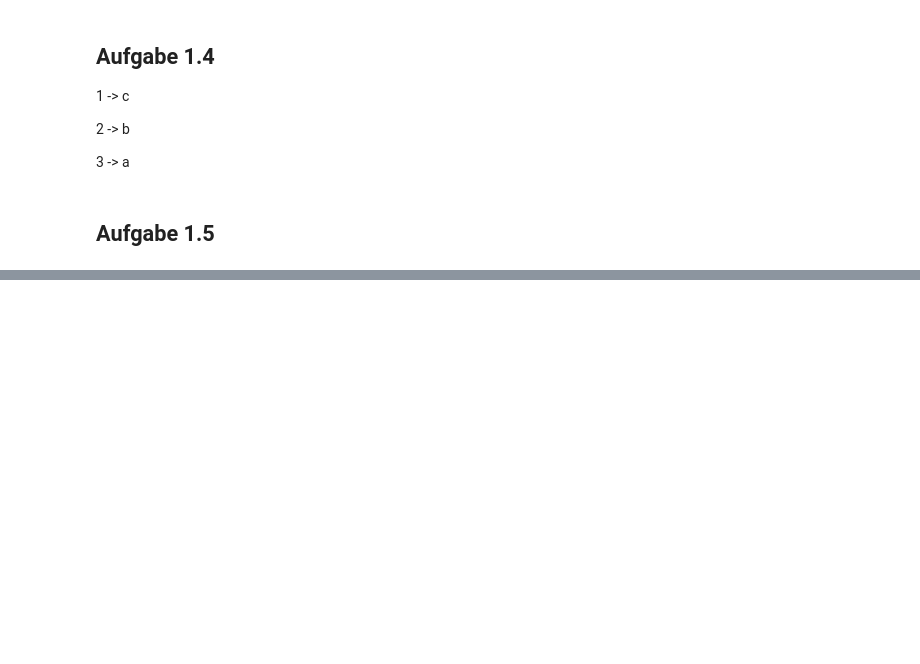
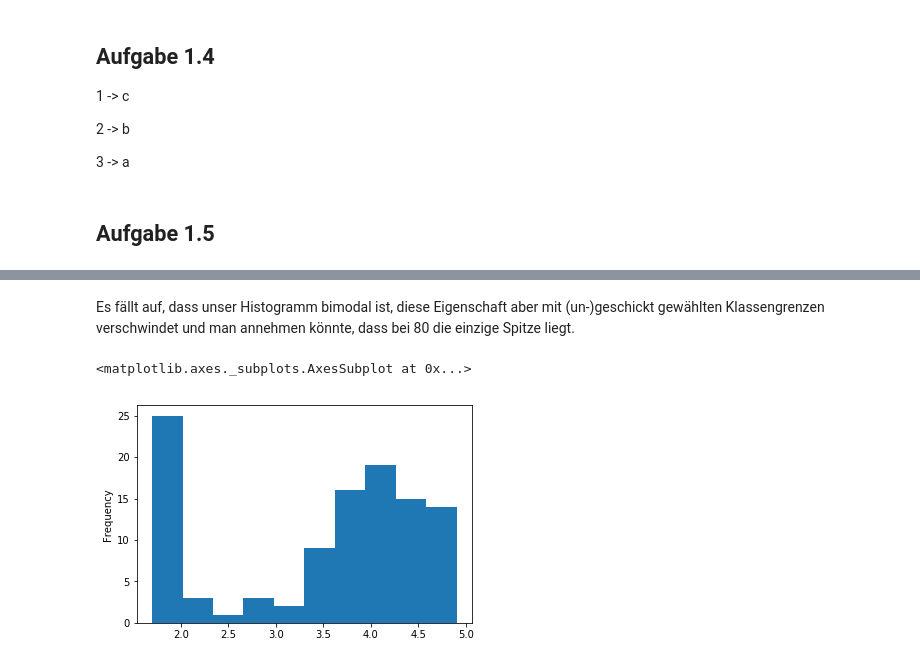
Before and after one commit to KilnOfTheSecondFlame/STAT_HS18_Exercises, a Jupyter notebook: 01_Exercise01/Exercise 01.ipynb, the cells around one changed output, grey strips where cells are left out. Cells and saved outputs as stored; diff of their text form; code cells hidden in the pictures; blank space fills up the shorter version.

```diff
--- a/01_Exercise01/Exercise 01.ipynb
+++ b/01_Exercise01/Exercise 01.ipynb
@@ -196,0 +230,7 @@ print(std_var)
+# %% [markdown]
+Es fällt auf, dass unser Histogramm bimodal ist, diese Eigenschaft aber mit (un-)geschickt gewählten Klassengrenzen verschwindet und man annehmen könnte, dass bei 80 die einzige Spitze liegt.
+# %%
+geysir["Eruptionsdauer"].plot(kind="hist")
+# %% [output]
+<matplotlib.axes._subplots.AxesSubplot at 0x...>
+[figure, added]
```
Also changed, not shown: parts of 7 cells of this notebook.
